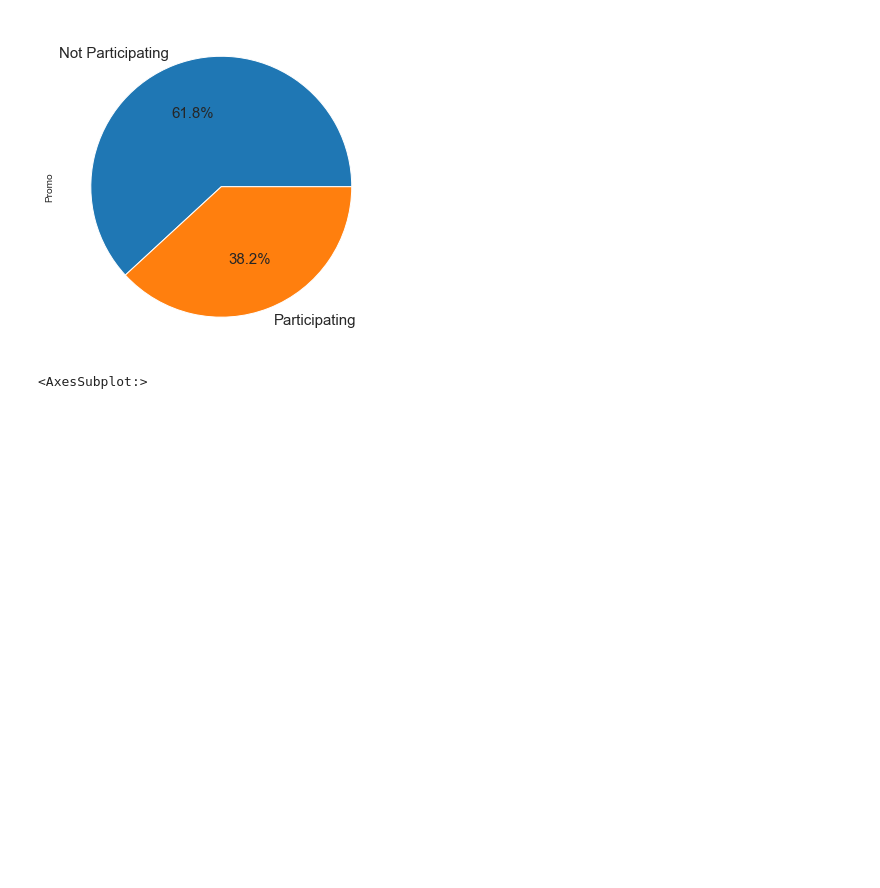
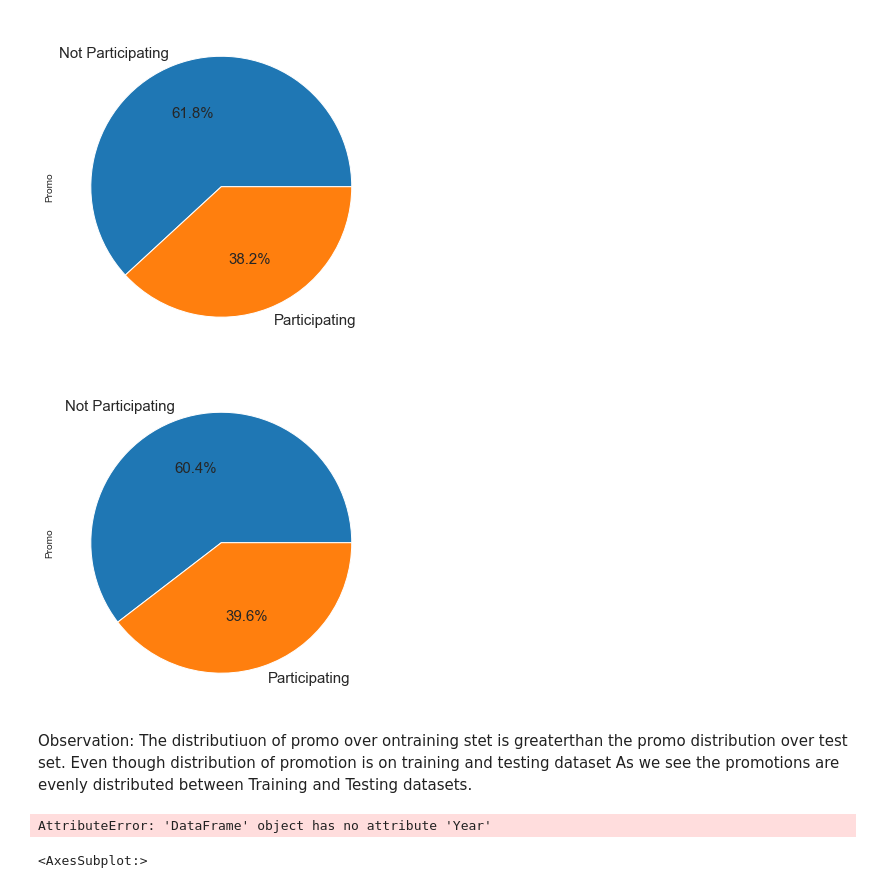
Before and after one commit to Yohanes-GR/Pharmaceutical-Sales-Forcasting, a Jupyter notebook: notebooks/EDA.ipynb, the cells around one changed output. Saved outputs shown, nothing was run; the diff lists cells and outputs as text; code cells hidden in the pictures; blank space fills up the shorter version.

```diff
--- a/notebooks/EDA.ipynb
+++ b/notebooks/EDA.ipynb
@@ -328,6 +328,39 @@ ax = (train_df['Promo'].value_counts()*100.0 /len(train_df))\
          fontsize=15)
 # %% [output]
 [figure]
+# %%
+fig = plt.figure(figsize=(10,6))
+ax = (test_df['Promo'].value_counts()*100.0 /len(test_df))\
+.plot.pie(autopct='%.1f%%', labels = ['Not Participating', 'Participating'],
+         fontsize=15)
+# %% [output]
+[figure, added]
+# %% [markdown]
+Observation: The distributiuon of promo over ontraining stet is greaterthan the promo distribution over test set. Even though distribution of promotion is on  training and testing dataset
+As we see the promotions are evenly distributed between Training and Testing datasets.
+# %%
+open_store = train_df[(train_df.Open == 1) & (train_df.Year == 2014)]
+
+christmass_month = 12
+eastern_month = 4
+
+christmass_month = open_store[open_store.Month == christmass_month]
+eastern_month = open_store[open_store.Month == eastern_month]
+
+# plot.bar(chris['Day'], chris['Sales'], 'Sales during month of December: Christmas (Dec 25)')
+# plot.bar(eastern['Day'], eastern['Sales'], 'Sales during month of April: Eastern (April 20)')
+
+around_christmas = christmass_month[(christmass_month['Day'] > 20) & (christmass_month['Day'] < 30)]
+around_christmas = around_christmas[['Day', 'Sales']].groupby('Day').mean()
+
+
+around_eastern = eastern_month[(eastern_month['Day'] > 15) & (eastern_month['Day'] < 25)]
+around_eastern = around_eastern[['Day', 'Sales']].groupby('Day').mean()
+
+plot.bar(around_christmas.index, around_christmas['Sales'], 'Sales during month of December: Christmas (Dec 25)')
+plot.bar(around_eastern.index, around_eastern['Sales'], 'Sales during month of April: Easter (April 20)')
+# %% [output]
+AttributeError: 'DataFrame' object has no attribute 'Year'
 # %%
 #Heatmap/graphical represetnation of features after preprocessed/correleation b/n features
 plt.figure(figsize=(24,14))
```
Also changed, not shown: 3 other files.
